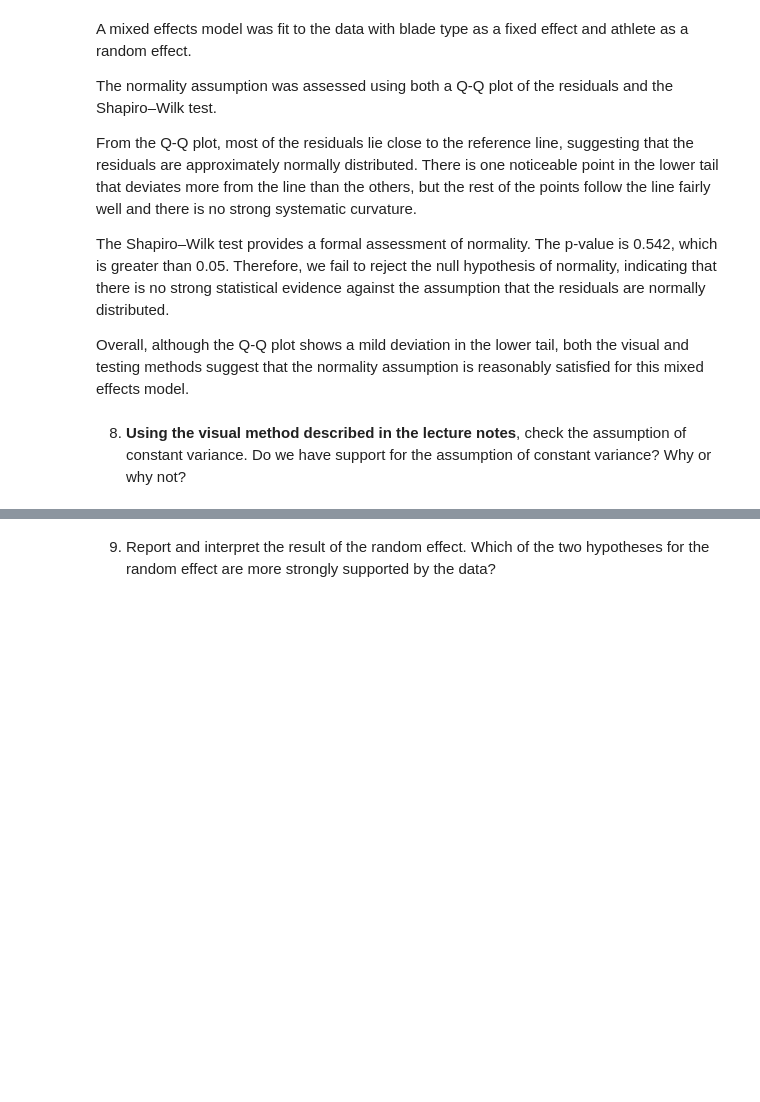
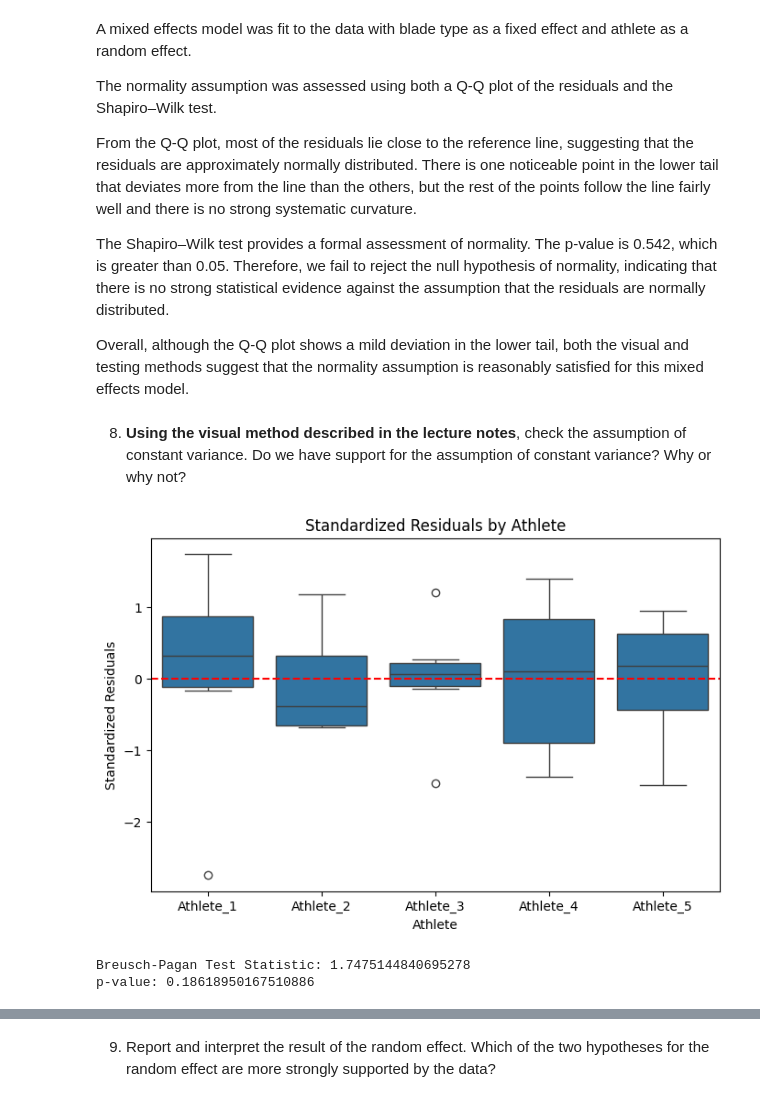
Before and after one commit to Sravan5452/STAT-7220-Applied-Experimental-Design, a Jupyter notebook: Assignments/HW4/HW4_Sravan.ipynb, the cells around one changed output, grey strips where cells are left out. Saved outputs shown, nothing was run; the diff lists cells and outputs as text; code cells hidden in the pictures; blank space fills up the shorter version.

```diff
--- a/Assignments/HW4/HW4_Sravan.ipynb
+++ b/Assignments/HW4/HW4_Sravan.ipynb
@@ -243,3 +243,41 @@ Overall, although the Q-Q plot shows a mild deviation in the lower tail, both th
 8. **Using the visual method described in the lecture notes**, check the assumption of constant variance. Do we have support for the assumption of constant variance? Why or why not?
 # %%
 ## Question 8 Code ##
+import matplotlib.pyplot as plt
+import seaborn as sns
+import numpy as np
+
+# residuals from mixed model
+residuals = model.resid
+
+# standardized residuals
+standardized_residuals = (residuals - np.mean(residuals)) / np.std(residuals, ddof=1)
+
+# boxplot of standardized residuals by athlete
+plt.figure(figsize=(8,5))
+sns.boxplot(x=df["Athlete_ID"], y=standardized_residuals)
+plt.axhline(0, linestyle="--", color="red")
+plt.xlabel("Athlete")
+plt.ylabel("Standardized Residuals")
+plt.title("Standardized Residuals by Athlete")
+plt.show()
+# %% [output]
+[figure, added]
+# %%
+from statsmodels.stats.diagnostic import het_breuschpagan
+
+# residuals from mixed model
+residuals = model.resid
+
+# use the fixed-effects design matrix from the fitted model
+bp_test = het_breuschpagan(residuals, model.model.exog)
+
+# Extract statistic and p-value
+bp_stat = bp_test[0]
+bp_pvalue = bp_test[1]
+
+print("Breusch-Pagan Test Statistic:", bp_stat)
+print("p-value:", bp_pvalue)
+# %% [output]
+Breusch-Pagan Test Statistic: 1.7475144840695278
+p-value: 0.18618950167510886
```
Also changed, not shown: parts of 7 cells of this notebook.
